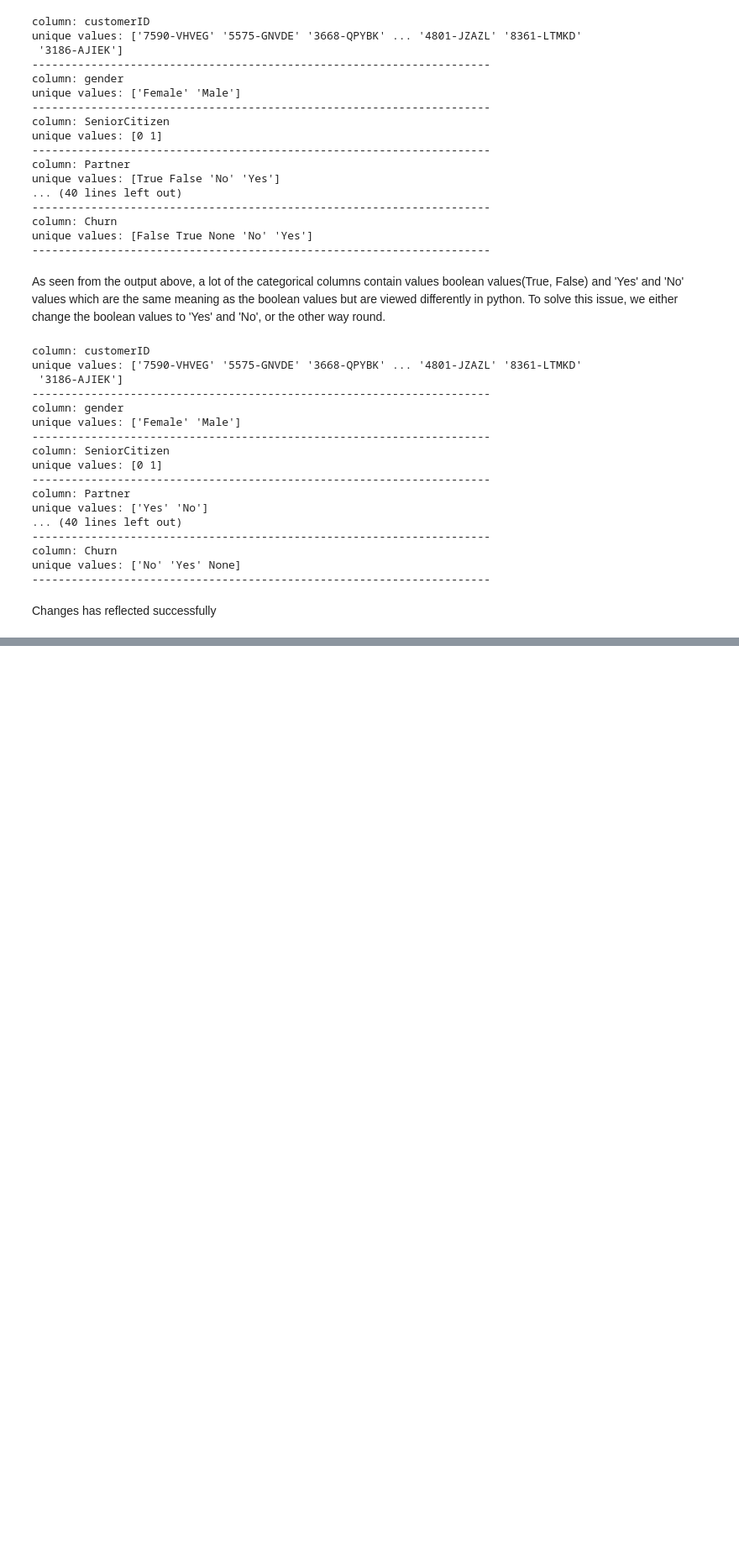
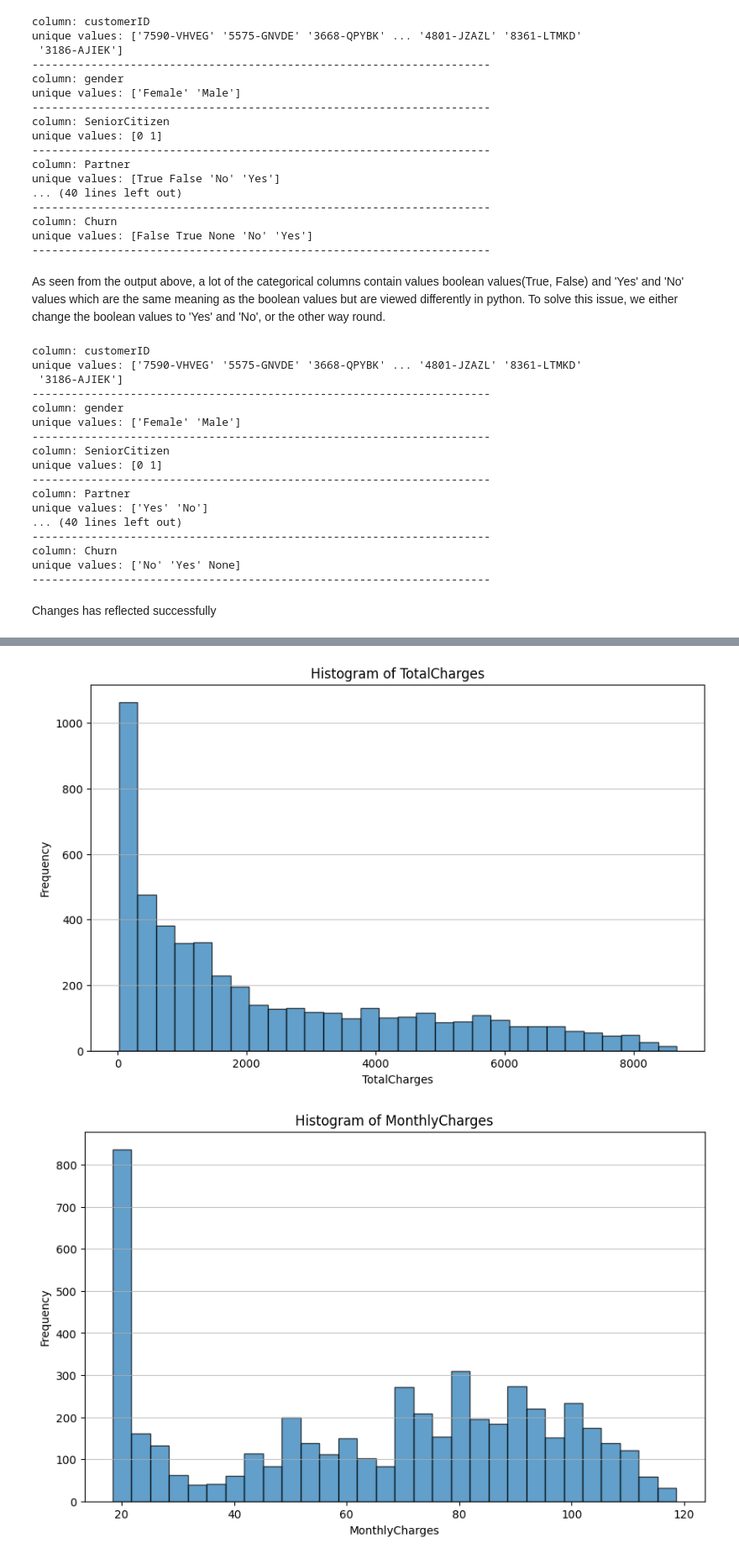
Before and after one commit to richmond-yeboah/Customer-Churn-Prediction, a Jupyter notebook: Notebooks/main.ipynb, the cells around one changed output, grey strips where cells are left out. Shown at 84% size. Cells and saved outputs as stored; diff of their text form; code cells hidden in the pictures; blank space fills up the shorter version.

```diff
--- a/Notebooks/main.ipynb
+++ b/Notebooks/main.ipynb
@@ -411,0 +408,14 @@ The ratio of non-churners to churners 73.5 : 26.5
+# %%
+# Distribution of the Numerical columns
+# Iterate through each numerical column and plot a histogram
+for column in ['TotalCharges', 'MonthlyCharges', 'tenure']:
+    plt.figure(figsize=(10, 6))
+    plt.hist(df_train[column].dropna(), bins=30, edgecolor='k', alpha=0.7)
+    plt.title(f'Histogram of {column}')
+    plt.xlabel(column)
+    plt.ylabel('Frequency')
+    plt.grid(axis='y', alpha=0.75)
+    plt.show()
+# %% [output]
+[figure, added]
+[figure, added]
```
Also changed, not shown: parts of 42 cells of this notebook.
